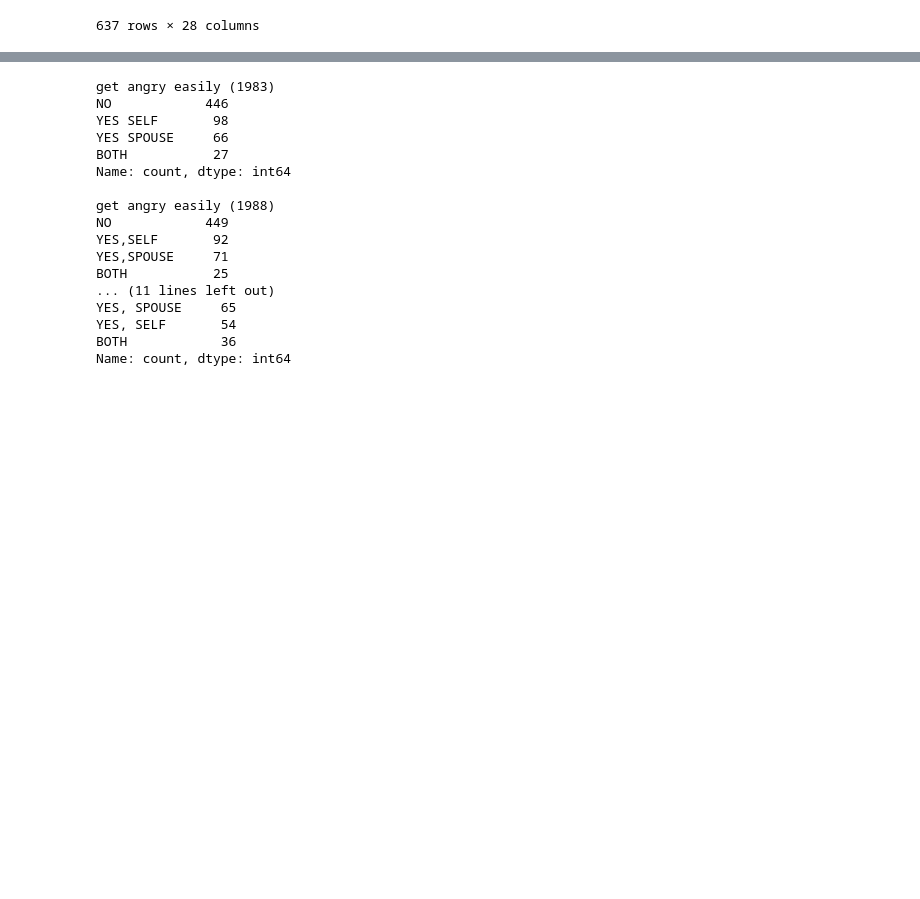
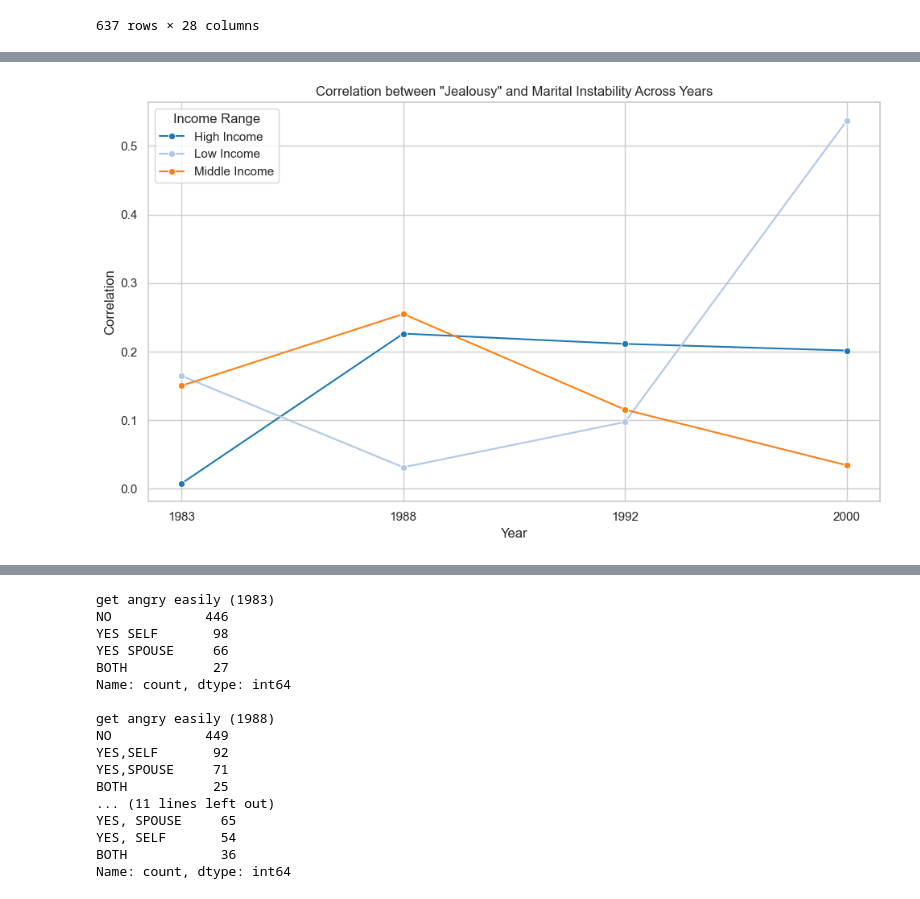
Before and after one commit to sgwlee96/Fall2024, a Jupyter notebook: DATA240/GroupProject/Untitled1.ipynb, the cells around one changed output, grey strips where cells are left out. Saved outputs shown, nothing was run; the diff lists cells and outputs as text; code cells hidden in the pictures; blank space fills up the shorter version.

```diff
--- a/DATA240/GroupProject/Untitled1.ipynb
+++ b/DATA240/GroupProject/Untitled1.ipynb
@@ -935,0 +1066,60 @@ df_marriage_income
+# %%
+import numpy as np
+
+# Function to convert categorical responses to numeric
+
+# Define years and relevant column mappings
+years = ['1983', '1988', '1992', '2000']
+angry_cols = [f'jealousy ({year})' for year in years]
+instability_cols = [f'marital instability ({year})' for year in years]
+income_col = 'income_combined_{year}'
+
+# Prepare a dataframe to store correlations
+correlation_data = []
+
+for year, angry_col, instability_col in zip(years, angry_cols, instability_cols):
+    yearly_data = df_temp[[angry_col, instability_col, f'income_combined_{year}']].copy()
+    yearly_data.columns = ['jealousy', 'instability', 'income']
+
+    # Preprocess columns to numeric
+    yearly_data['jealousy'] = preprocess_column(yearly_data['jealousy'])
+    yearly_data['instability'] = pd.to_numeric(yearly_data['instability'], errors='coerce')
+
+    # Drop rows with NaN values
+    yearly_data = yearly_data.dropna()
+
+    # Calculate correlations for each income group
+    grouped = yearly_data.groupby('income').apply(
+        lambda group: group['jealousy'].corr(group['instability'])
+    ).reset_index()
+
+    grouped.columns = ['income', 'correlation']
+    grouped['year'] = year
+    correlation_data.append(grouped)
+
+# Combine all yearly data
+correlation_trends = pd.concat(correlation_data)
+
+custom_palette = sns.color_palette("tab20", n_colors=len(correlation_trends['income'].unique()))
+
+# Visualization with enhanced color distinction
+plt.figure(figsize=(10, 6))
+sns.lineplot(
+    data=correlation_trends,
+    x='year',
+    y='correlation',
+    hue='income',
+    marker='o',
+    palette=custom_palette
+)
+plt.title('Correlation between "Jealousy" and Marital Instability Across Years')
+plt.xlabel('Year')
+plt.ylabel('Correlation')
+plt.legend(title='Income Range')
+plt.grid(True)
+plt.tight_layout()
+plt.show()
+
+# , bbox_to_anchor=(1.05, 1), loc='upper left'
+# %% [output]
+[figure, added]
```
Also changed, not shown: parts of 29 cells of this notebook.
